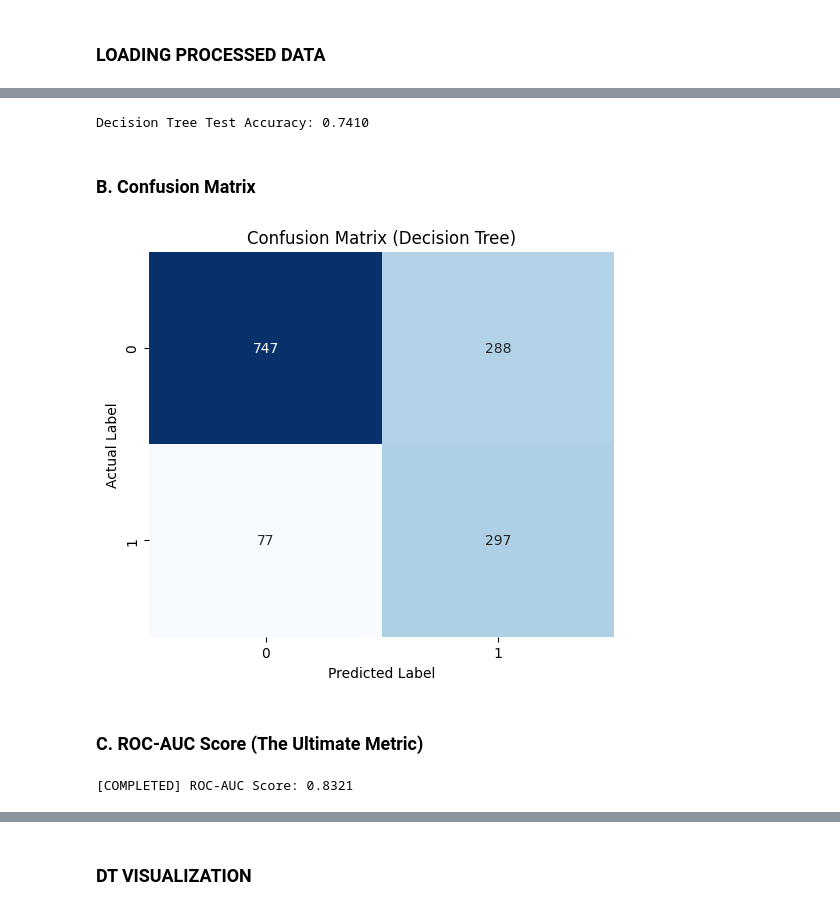
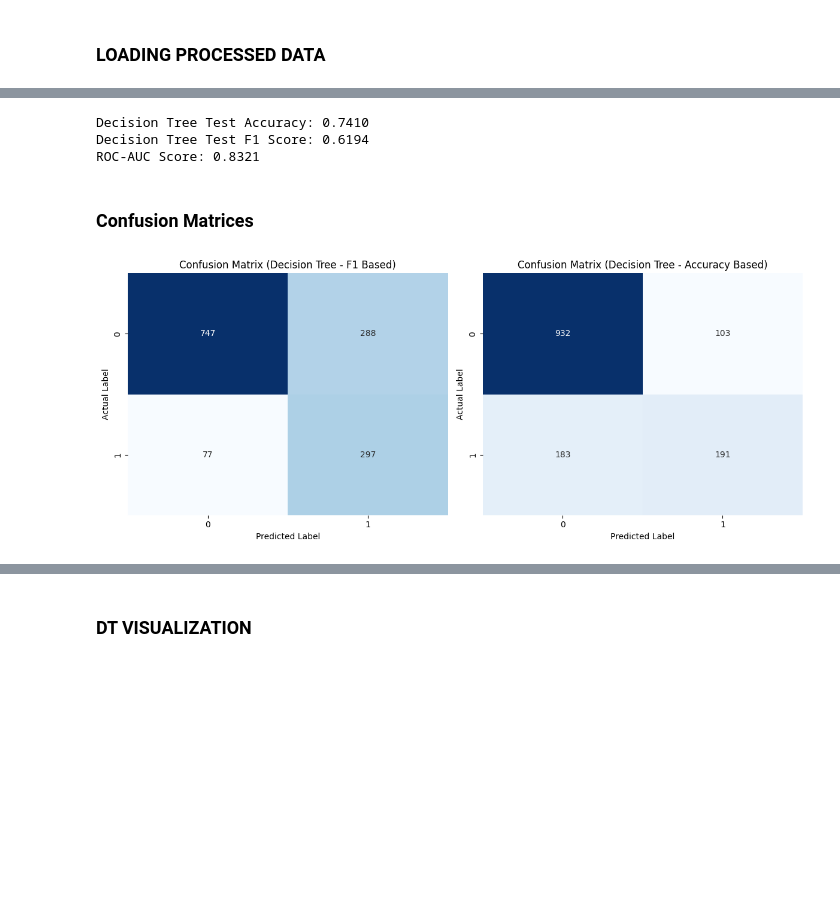
Before and after one commit to scythe410/telco-customer-churn-analysis, a Jupyter notebook: notebooks/modeling/03-modeling-decision-tree.ipynb, the cells around one changed output, grey strips where cells are left out. Cells and saved outputs as stored; diff of their text form; code cells hidden in the pictures; blank space fills up the shorter version.

```diff
--- a/notebooks/modeling/03-modeling-decision-tree.ipynb
+++ b/notebooks/modeling/03-modeling-decision-tree.ipynb
@@ -24,0 +28,4 @@ Data Loaded! Training Shape: (5634, 30)
+# %%
+# training a "vanilla" Decision Tree to see what happens without any effort.
+dt_baseline = DecisionTreeClassifier(random_state=42)
+dt_baseline.fit(X_train, y_train)
@@ -73,29 +161,36 @@ weighted avg       0.80      0.74      0.75      1409
 # %%
-from sklearn.metrics import accuracy_score
+# accuracy
+print(f"Decision Tree Test Accuracy: {accuracy_score(y_test, y_pred):.4f}")
 
-# Calculate accuracy
-# (Make sure you have run the y_pred = best_dt.predict(X_test) line first)
-dt_accuracy = accuracy_score(y_test, y_pred)
+#f1 score
+print(f"Decision Tree Test F1 Score: {f1_score(y_test, y_pred):.4f}")
 
-print(f"Decision Tree Test Accuracy: {dt_accuracy:.4f}")
+#roc-auc
+print(f"ROC-AUC Score: {roc_auc_score(y_test, y_prob):.4f}")
 # %% [output]
 Decision Tree Test Accuracy: 0.7410
+Decision Tree Test F1 Score: 0.6194
+ROC-AUC Score: 0.8321
 # %% [markdown]
-### B. Confusion Matrix
+### Confusion Matrices
-# %%
-plt.figure(figsize=(6, 5))
-cm = confusion_matrix(y_test, y_pred)
-sns.heatmap(cm, annot=True, fmt='d', cmap='Blues', cbar=False)
-plt.title('Confusion Matrix (Decision Tree)')
-plt.xlabel('Predicted Label')
-plt.ylabel('Actual Label')
-plt.show()
-# %% [output]
-[figure, removed]
-# %% [markdown]
-### C. ROC-AUC Score (The Ultimate Metric)
-# %%
-auc = roc_auc_score(y_test, y_prob)
-print(f"\n[COMPLETED] ROC-AUC Score: {auc:.4f}")
-# %% [output]
-[COMPLETED] ROC-AUC Score: 0.8321
+# %%
+fig, axes = plt.subplots(1, 2, figsize=(12, 5))
+
+# f1
+cm1 = confusion_matrix(y_test, y_pred)
+sns.heatmap(cm1, annot=True, fmt='d', cmap='Blues', cbar=False, ax=axes[0])
+axes[0].set_title('Confusion Matrix (Decision Tree - F1 Based)')
+axes[0].set_xlabel('Predicted Label')
+axes[0].set_ylabel('Actual Label')
+
+# accuracy
+cm2 = confusion_matrix(y_test, y_pred_acc)
+sns.heatmap(cm2, annot=True, fmt='d', cmap='Blues', cbar=False, ax=axes[1])
+axes[1].set_title('Confusion Matrix (Decision Tree - Accuracy Based)')
+axes[1].set_xlabel('Predicted Label')
+axes[1].set_ylabel('Actual Label')
+
+plt.tight_layout()
+plt.show()
+# %% [output]
+[figure, added]
```
Also changed, not shown: parts of 21 cells of this notebook, 8 other files.
